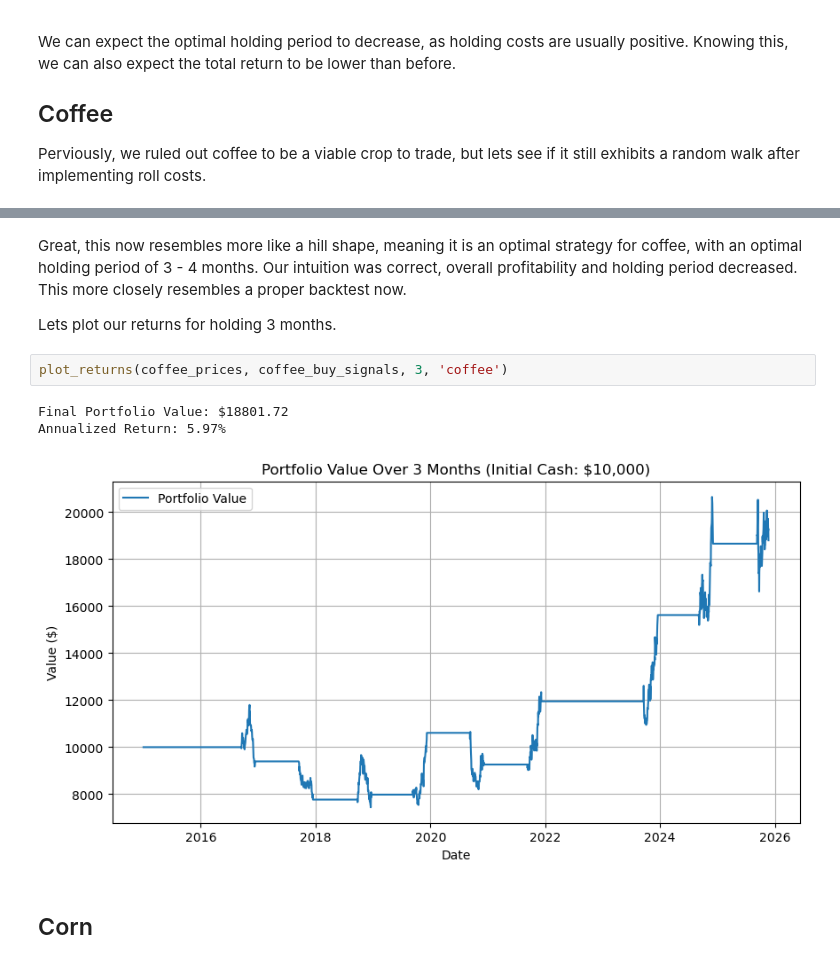
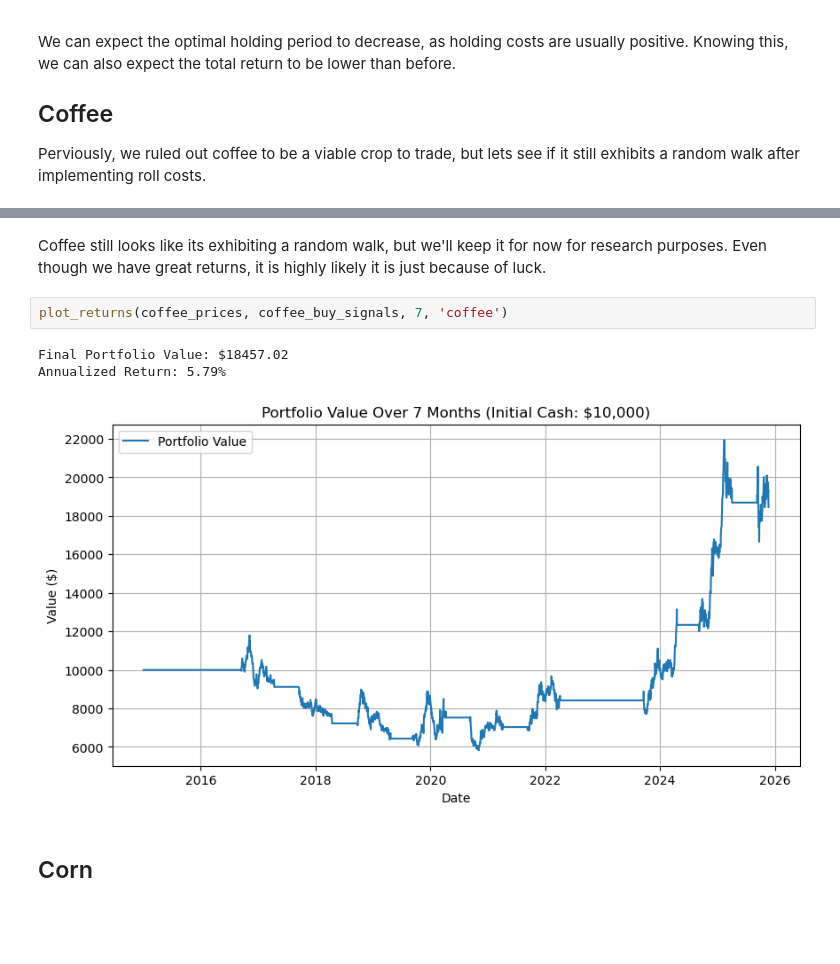
Before and after one commit to hansel7121/Trading-Commodities-Using-Extreme-Weather-Events, a Jupyter notebook: presentation.ipynb, the cells around one changed output, grey strips where cells are left out. Cells and saved outputs as stored; diff of their text form; blank space fills up the shorter version.

```diff
--- a/presentation.ipynb
+++ b/presentation.ipynb
@@ -758,13 +704,11 @@ Annualized Return: -2.86%
 # %% [markdown]
-Great, this now resembles more like a hill shape, meaning it is an optimal strategy for coffee, with an optimal holding period of 3 - 4 months. Our intuition was correct, overall profitability and holding period decreased. This more closely resembles a proper backtest now.
-
-Lets plot our returns for holding 3 months.
+Coffee still looks like its exhibiting a random walk, but we'll keep it for now for research purposes. Even though we have great returns, it is highly likely it is just because of luck.
 # %%
-plot_returns(coffee_prices, coffee_buy_signals, 3, 'coffee')
+plot_returns(coffee_prices, coffee_buy_signals, 7, 'coffee')
 # %% [output]
-Final Portfolio Value: $18801.72
-Annualized Return: 5.97%
+Final Portfolio Value: $18457.02
+Annualized Return: 5.79%
-[figure, old version]
+[figure, new version]
 # %% [markdown]
 ## Corn
 # %%
```
Also changed, not shown: parts of 10 cells of this notebook, 4 other files.
